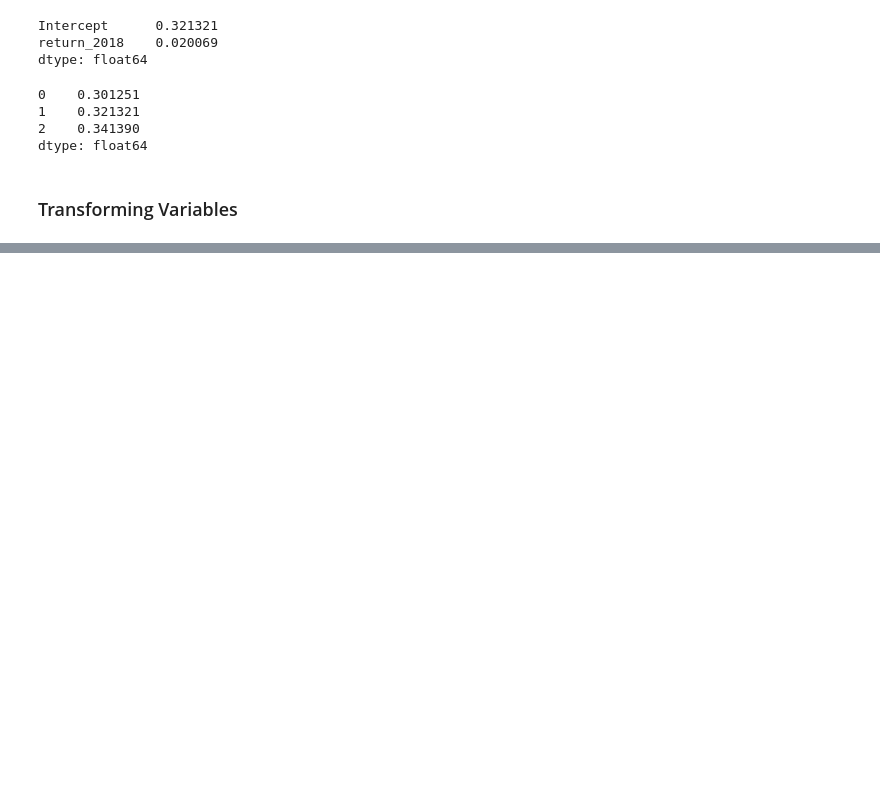
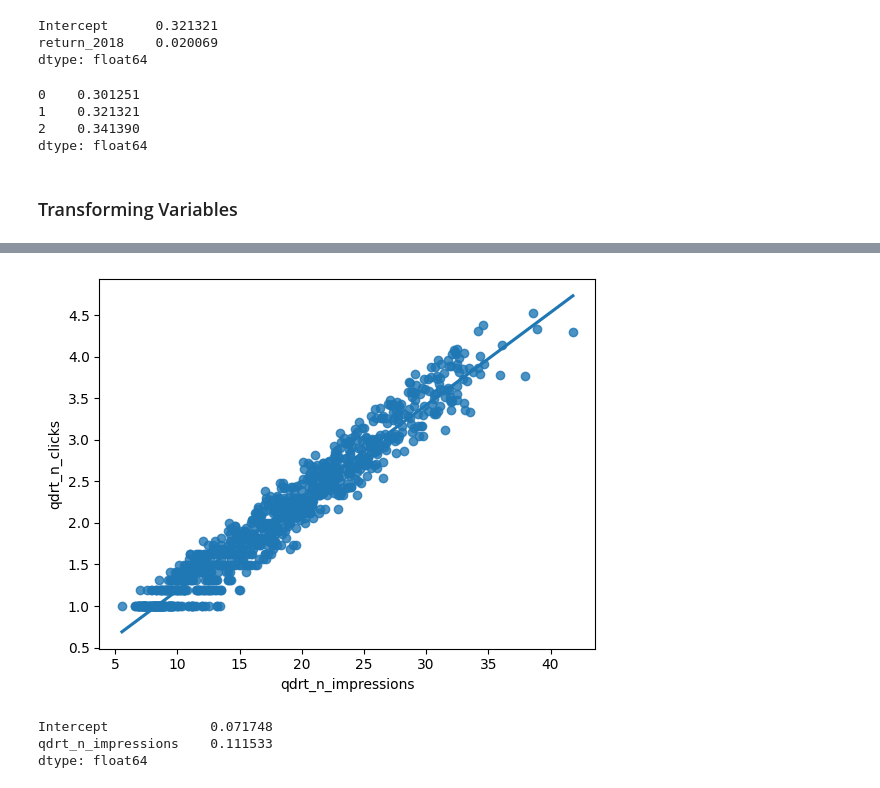
Before and after one commit to AnshuBantra/Python, a Jupyter notebook: Associate Data Scientist in Python/026 Introduction to Regression with statsmodels in Python/regression.ipynb, the cells around one changed output, grey strips where cells are left out. Cells and saved outputs as stored; diff of their text form; code cells hidden in the pictures; blank space fills up the shorter version.

```diff
--- a/Associate Data Scientist in Python/026 Introduction to Regression with statsmodels in Python/regression.ipynb
+++ b/Associate Data Scientist in Python/026 Introduction to Regression with statsmodels in Python/regression.ipynb
@@ -350,0 +382,3 @@ dtype: float64
+# %%
+ad_conversion = pd.read_csv(r'./data/ad_conversion.csv')
+ad_conversion.head()
@@ -350,0 +392,25 @@ dtype: float64
+# %%
+# Create qdrt_n_impressions and qdrt_n_clicks
+ad_conversion["qdrt_n_impressions"] = ad_conversion['n_impressions']**0.25
+ad_conversion["qdrt_n_clicks"] = ad_conversion['n_clicks']**0.25
+
+plt.figure()
+
+# Plot using the transformed variables
+sns.regplot(
+    data=ad_conversion
+    , x='qdrt_n_impressions'
+    , y='qdrt_n_clicks'
+    , ci=None
+)
+plt.show()
+# %% [output]
+[figure, added]
+# %%
+# Run a linear regression of your transformed variables
+mdl_click_vs_impression = sfa.ols('qdrt_n_clicks ~ qdrt_n_impressions', data=ad_conversion).fit()
+mdl_click_vs_impression.params
+# %% [output]
+Intercept             0.071748
+qdrt_n_impressions    0.111533
+dtype: float64
```
Also changed, not shown: parts of 13 cells of this notebook.
